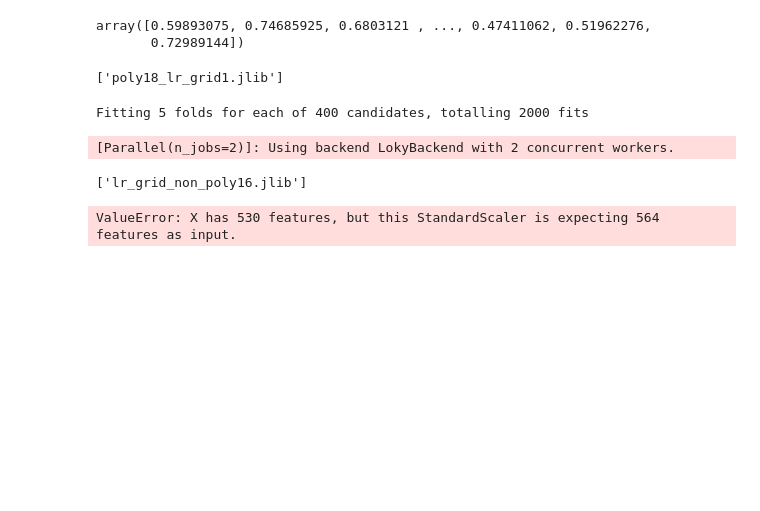
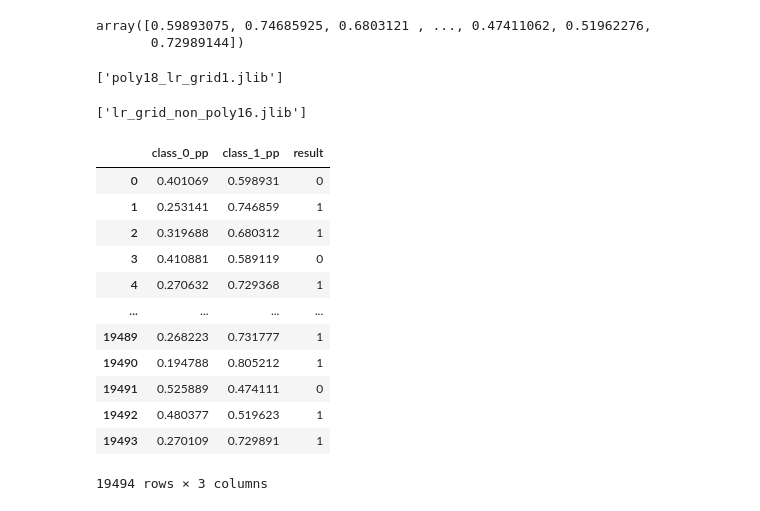
Before and after one commit to finjammin/Capstone-NBA, a Jupyter notebook: Pt4_Modelling/Modelling_LogReg.ipynb, the cells around one changed output. Drawn from its saved outputs; the diff is of its cells as text; code cells hidden in the pictures; blank space fills up the shorter version.

```diff
--- a/Pt4_Modelling/Modelling_LogReg.ipynb
+++ b/Pt4_Modelling/Modelling_LogReg.ipynb
@@ -376,10 +353,5 @@ joblib.dump(lr_grid, 'poly18_lr_grid1.jlib')
 #         logx=True, lw=3, c='b',
 #         title='Penalty: {} , Intercept: {}'.format(groups[i][0], groups[i][1]))
 # plt.show()
-# %%
-lr_grid2 = log_fit_display(l1_min=.000001, l1_max=.1, c_min=.00001, c_max=.2)
-# %% [output]
-Fitting 5 folds for each of 400 candidates, totalling 2000 fits
-[Parallel(n_jobs=2)]: Using backend LokyBackend with 2 concurrent workers.
 # %%
 import joblib
@@ -387,7 +359,22 @@ joblib.dump(lr_grid, 'lr_grid_non_poly16.jlib')
 # %% [output]
 ['lr_grid_non_poly16.jlib']
-# %%
-lr_grid = joblib.load('lr_grid_non_poly16.jlib')
-lr_grid.score(X_train, yC_train)
-# %% [output]
-ValueError: X has 530 features, but this StandardScaler is expecting 564 features as input.
+# %%
+# Get the predicted probabilities and explicitly name the columns:
+Y_pp = pd.DataFrame(lr_grid.predict_proba(X_train),
+             columns=['class_0_pp', 'class_1_pp'])
+Y_pp['result'] = np.array(yC_train)
+Y_pp
+# %% [output]
+|  | class_0_pp | class_1_pp | result |
+| 0 | 0.401069 | 0.598931 | 0 |
+| 1 | 0.253141 | 0.746859 | 1 |
+| 2 | 0.319688 | 0.680312 | 1 |
+| 3 | 0.410881 | 0.589119 | 0 |
+| 4 | 0.270632 | 0.729368 | 1 |
+| ... | ... | ... | ... |
+| 19489 | 0.268223 | 0.731777 | 1 |
+| 19490 | 0.194788 | 0.805212 | 1 |
+| 19491 | 0.525889 | 0.474111 | 0 |
+| 19492 | 0.480377 | 0.519623 | 1 |
+| 19493 | 0.270109 | 0.729891 | 1 |
+19494 rows × 3 columns
```
Also changed, not shown: parts of 14 cells of this notebook, 4 other files.
